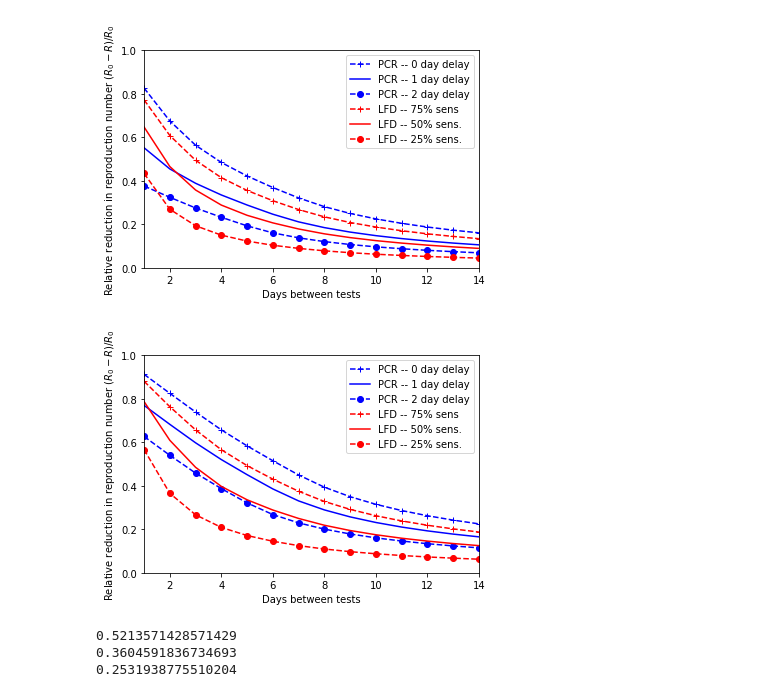
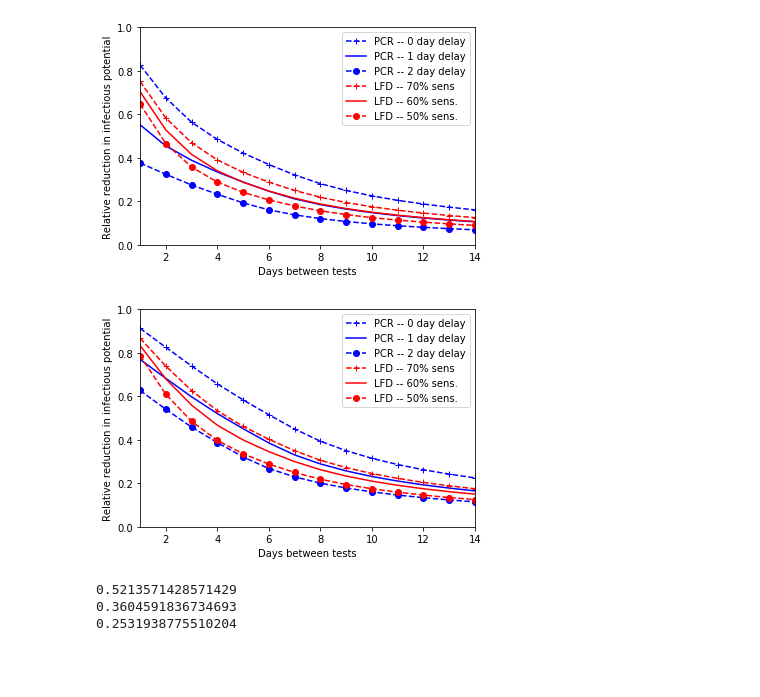
Before and after one commit to CarlWhitfield/Workplace_delivery_transmission, a Jupyter notebook: Network_workplace_model/Notebooks/simple_testing_calc.ipynb, the cells around one changed output. Drawn from its saved outputs; the diff is of its cells as text; code cells hidden in the pictures; blank space fills up the shorter version.

```diff
--- a/Network_workplace_model/Notebooks/simple_testing_calc.ipynb
+++ b/Network_workplace_model/Notebooks/simple_testing_calc.ipynb
@@ -33,3 +33,24 @@ def calc_TWNI(tp,ti,tt,tdelay,theta):
 
 def calc_TW(tp,ti,tt,tdelay,theta,Pisol):
     return (Pisol*calc_TWI(tp,tt,tdelay,theta) + (1-Pisol)*calc_TWNI(tp,ti,tt,tdelay,theta))
+# %%
+#visualisation
+x = np.arange(101)*0.14
+TT = [2.5,4.5,6.5,8.5,10.5]
+pp = [0,0.7,0.7,0.7,0]
+II = np.zeros(len(x))
+II[(x > 3) * (x < 10)] = 1
+II[(x>5)] = II[(x>5)]*0.3
+II2 = II.copy()
+II3 = II.copy()
+for i in np.arange(len(TT)):
+    II2[x > TT[i]] = II2[x > TT[i]]*(1-pp[i])
+    II3[x > TT[i]+1] = II3[x > TT[i]+1]*(1-pp[i])
+plt.plot(x,II,label='Average Infectiousness')
+plt.scatter(TT,pp,c='C3',label='Test Positive Probability')
+plt.plot(x,II2,label='Infectiousness with testing no delay')
+plt.plot(x,II3,label='Infectiousness with testing 24h delay')
+plt.legend()
+plt.ylim((0,1.5))
+plt.xlabel('Day')
+plt.savefig('Infectiousness_vis.png')
@@ -36,39 +59,39 @@ def calc_TW(tp,ti,tt,tdelay,theta,Pisol):
 # %%
 pa = 0.3
 tp = 2.0
 ti = 5.0
 tisol = 10.0
-theta = [0.9,0.9,0.9,0.75,0.5,0.25]
+theta = [0.9,0.9,0.9,0.7,0.6,0.5]
 tdelay = [0.0,1.0,2.0,0.0,0.0,0.0]
 TW0 = tp + pa*ti
 Tvals = np.arange(1,15)
 TWvals = np.zeros((len(Tvals),6))
 for j in np.arange(6):
     i = 0
     for tt in Tvals:
         TWvals[i,j] = calc_TW(tp,ti,tt,tdelay[j],theta[j],1-pa)
         i += 1
 plt.plot(Tvals, (TW0-TWvals[:,0])/TW0, '--+',c=[0,0,1],label='PCR -- 0 day delay')
 plt.plot(Tvals, (TW0-TWvals[:,1])/TW0, '-',c=[0,0,1],label='PCR -- 1 day delay')
 plt.plot(Tvals, (TW0-TWvals[:,2])/TW0, '--o',c=[0,0,1],label='PCR -- 2 day delay')
-plt.plot(Tvals, (TW0-TWvals[:,3])/TW0, '--+',c=[1,0,0],label='LFD -- 75% sens')
-plt.plot(Tvals, (TW0-TWvals[:,4])/TW0, '-',c=[1,0,0],label='LFD -- 50% sens.')
-plt.plot(Tvals, (TW0-TWvals[:,5])/TW0, '--o',c=[1,0,0],label='LFD -- 25% sens.')
+plt.plot(Tvals, (TW0-TWvals[:,3])/TW0, '--+',c=[1,0,0],label='LFD -- 70% sens')
+plt.plot(Tvals, (TW0-TWvals[:,4])/TW0, '-',c=[1,0,0],label='LFD -- 60% sens.')
+plt.plot(Tvals, (TW0-TWvals[:,5])/TW0, '--o',c=[1,0,0],label='LFD -- 50% sens.')
 
 plt.xlabel('Days between tests')
-plt.ylabel('Relative reduction in reproduction number $(R_0-R)/R_0$')
+plt.ylabel('Relative reduction in infectious potential')
 plt.xlim((1,14))
 plt.ylim((0,1))
 plt.legend()
 plt.savefig('Testing_simple_asymp0.3.png')
 # %% [output]
-[figure, old version]
+[figure, new version]
 # %%
 pa = 1.00
 tp = 2.0
 ti = 5.0
 tisol = 10.0
-theta = [0.9,0.9,0.9,0.75,0.5,0.25]
+theta = [0.9,0.9,0.9,0.7,0.6,0.5]
 tdelay = [0.0,1.0,2.0,0.0,0.0,0.0]
 TW0 = tp + pa*ti
 Tvals = np.arange(1,15)
@@ -81,18 +104,18 @@ for j in np.arange(6):
 plt.plot(Tvals, (TW0-TWvals[:,0])/TW0, '--+',c=[0,0,1],label='PCR -- 0 day delay')
 plt.plot(Tvals, (TW0-TWvals[:,1])/TW0, '-',c=[0,0,1],label='PCR -- 1 day delay')
 plt.plot(Tvals, (TW0-TWvals[:,2])/TW0, '--o',c=[0,0,1],label='PCR -- 2 day delay')
-plt.plot(Tvals, (TW0-TWvals[:,3])/TW0, '--+',c=[1,0,0],label='LFD -- 75% sens')
-plt.plot(Tvals, (TW0-TWvals[:,4])/TW0, '-',c=[1,0,0],label='LFD -- 50% sens.')
-plt.plot(Tvals, (TW0-TWvals[:,5])/TW0, '--o',c=[1,0,0],label='LFD -- 25% sens.')
+plt.plot(Tvals, (TW0-TWvals[:,3])/TW0, '--+',c=[1,0,0],label='LFD -- 70% sens')
+plt.plot(Tvals, (TW0-TWvals[:,4])/TW0, '-',c=[1,0,0],label='LFD -- 60% sens.')
+plt.plot(Tvals, (TW0-TWvals[:,5])/TW0, '--o',c=[1,0,0],label='LFD -- 50% sens.')
 
 plt.xlabel('Days between tests')
-plt.ylabel('Relative reduction in reproduction number $(R_0-R)/R_0$')
+plt.ylabel('Relative reduction in infectious potential')
 plt.xlim((1,14))
 plt.ylim((0,1))
 plt.legend()
 plt.savefig('Testing_simple_asymp0.75.png')
 # %% [output]
-[figure, old version]
+[figure, new version]
 # %%
 TW0 = tp + 0.3*ti
 print(1-calc_TW(tp,ti,3.5,0,0.9,0.7)/TW0)
```
Also changed, not shown: parts of 1 cell of this notebook, 7 other files.
